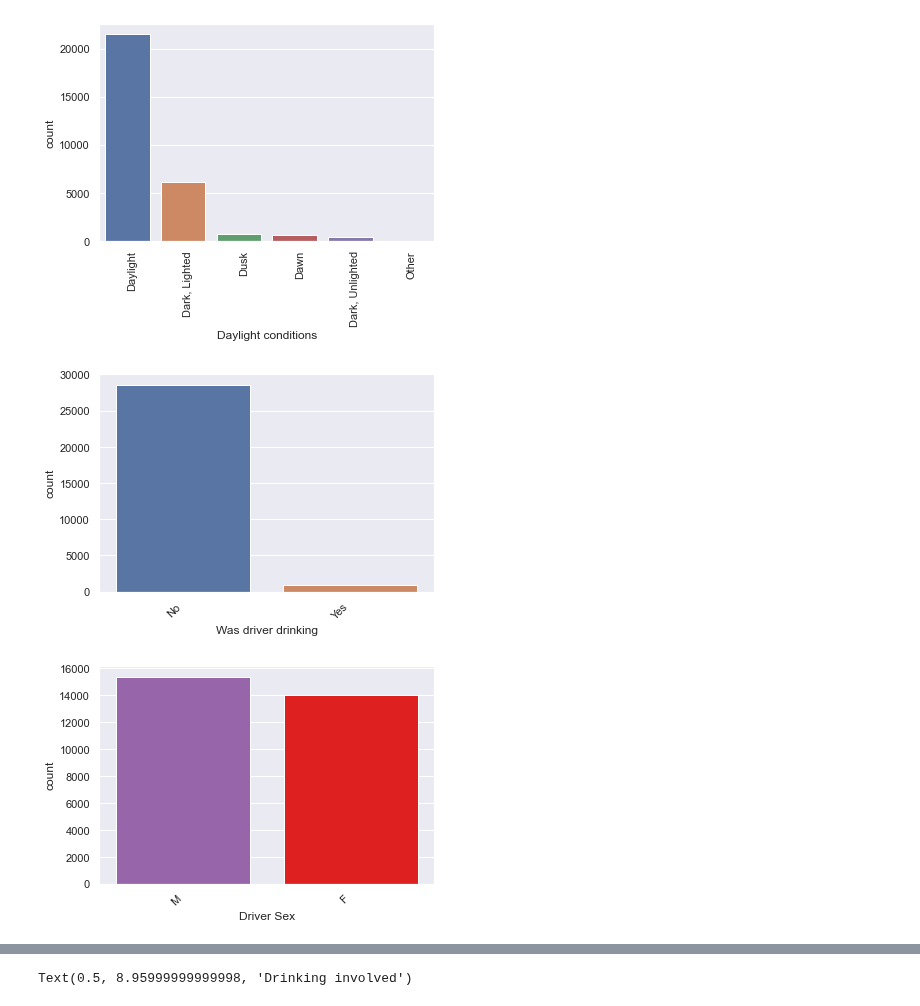
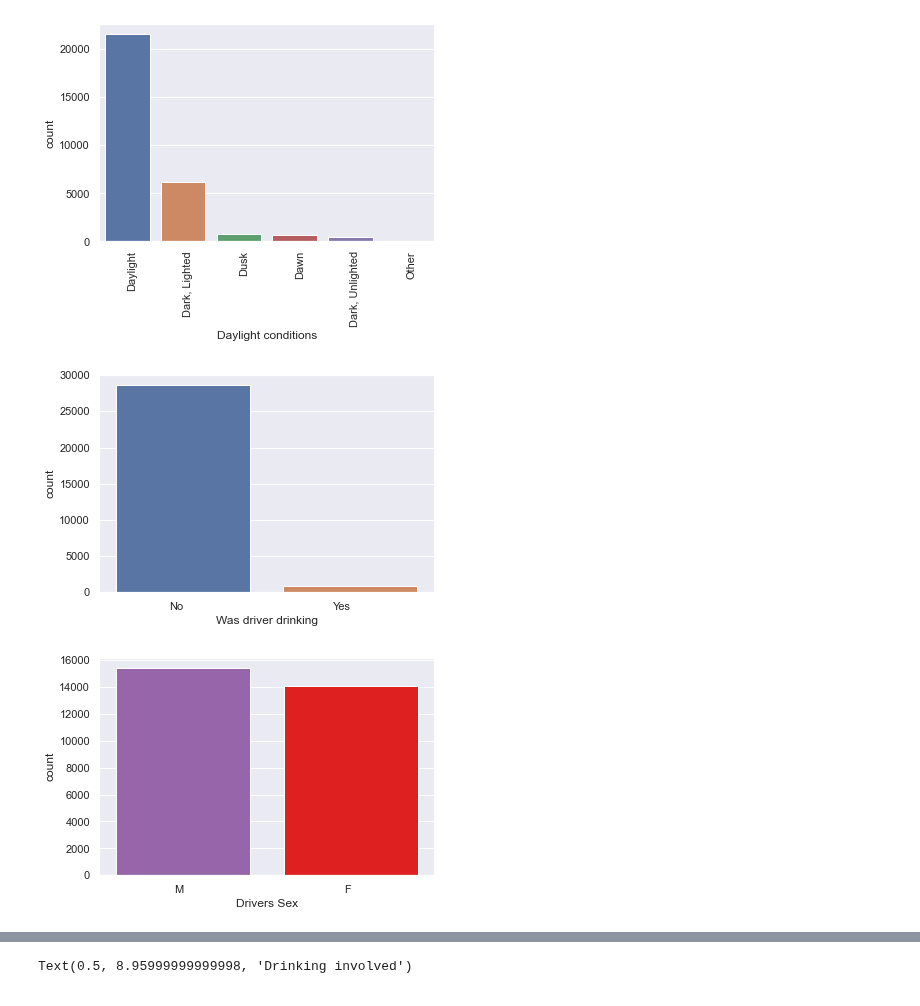
Before and after one commit to Ambush3/GR_Crash_Data, a Jupyter notebook: Crash.ipynb, the cells around one changed output, grey strips where cells are left out. Cells and saved outputs as stored; diff of their text form; code cells hidden in the pictures.

```diff
--- a/Crash.ipynb
+++ b/Crash.ipynb
@@ -401,18 +401,18 @@ plt.show()
 [figure]
 # %%
 ax = sns.countplot(data_clean['D1DRINKIN'])
-ax.set_xticklabels(ax.get_xticklabels(), rotation=45,
+ax.set_xticklabels(ax.get_xticklabels(),
                    horizontalalignment='right')
 plt.xlabel('Was driver drinking')
 plt.show()
 # %% [output]
-[figure, old version]
+[figure, new version]
 # %%
 ax = sns.countplot(data_clean['DRIVER1SEX'],palette=['#9b59b6', '#ff0000'])
-ax.set_xticklabels(ax.get_xticklabels(), rotation=45,
+ax.set_xticklabels(ax.get_xticklabels(),
                    horizontalalignment='right'
                    )
-plt.xlabel('Driver Sex')
+plt.xlabel('Drivers Sex')
 plt.show()
 # %% [output]
-[figure, old version]
+[figure, new version]
```
Also changed, not shown: parts of 12 cells of this notebook.
